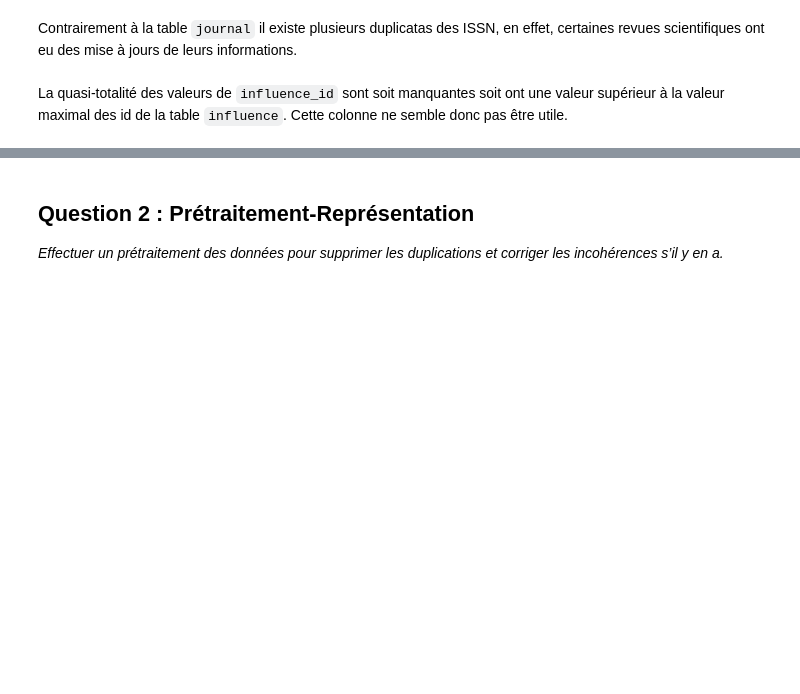
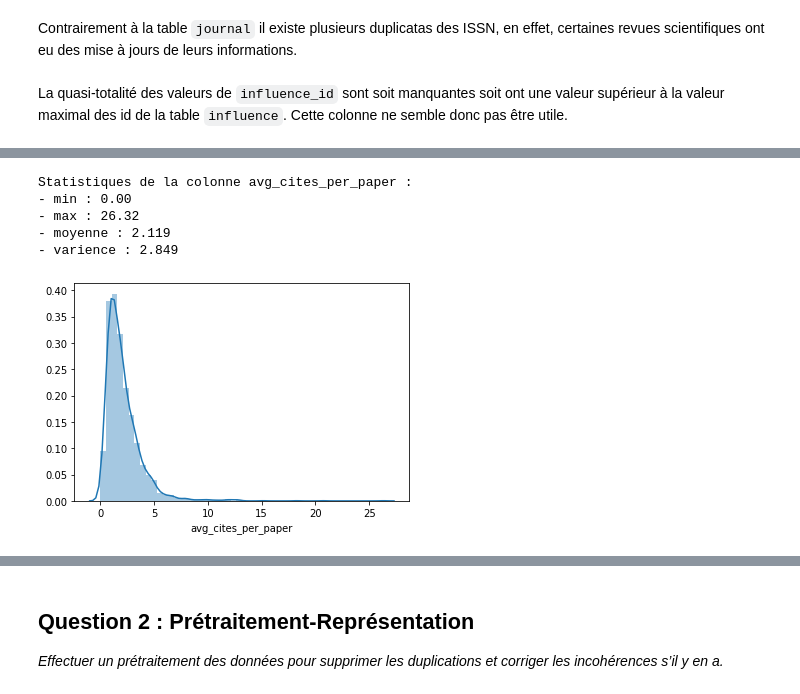
Before and after one commit to Neilero/IFT870-FlourishOA, a Jupyter notebook: examenintra.ipynb, the cells around one changed output, grey strips where cells are left out. Saved outputs shown, nothing was run; the diff lists cells and outputs as text; code cells hidden in the pictures; blank space fills up the shorter version.

```diff
--- a/examenintra.ipynb
+++ b/examenintra.ipynb
@@ -164,0 +207,9 @@ plt.show()
+# %%
+show_continuous_col_stats(influence, "avg_cites_per_paper")
+# %% [output]
+Statistiques de la colonne avg_cites_per_paper :
+- min : 0.00
+- max : 26.32
+- moyenne : 2.119
+- varience : 2.849
+[figure, added]
```
Also changed, not shown: parts of 40 cells of this notebook, 1 other file.
